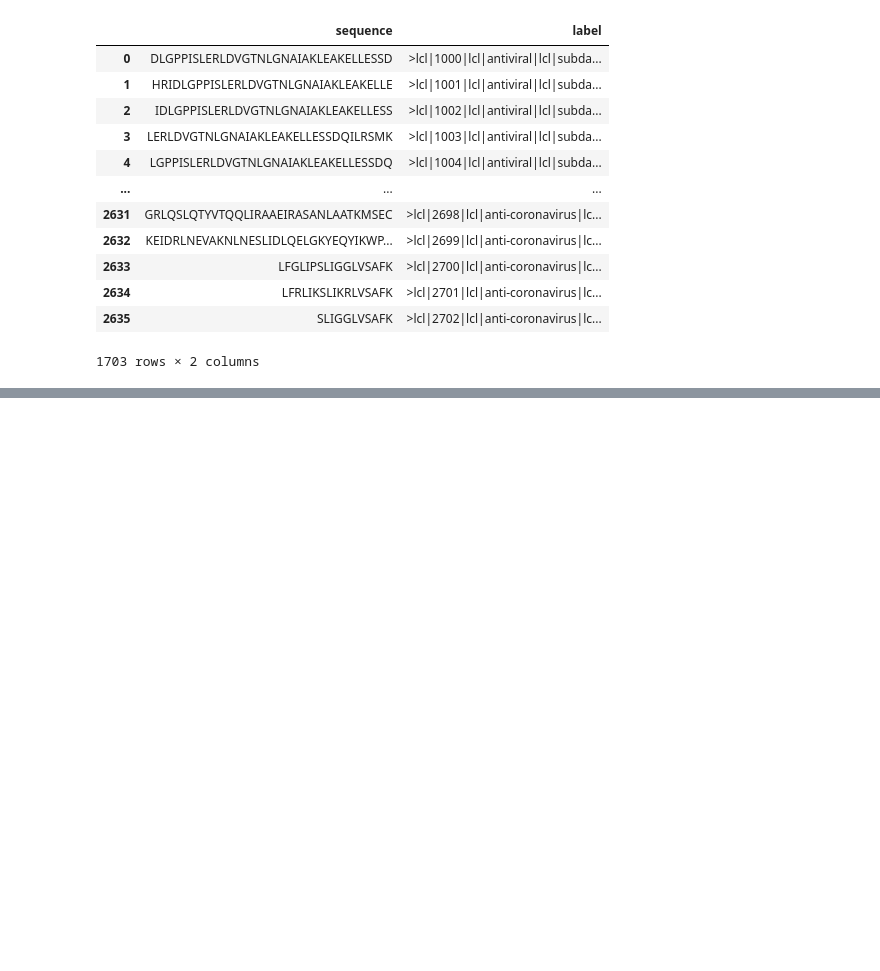
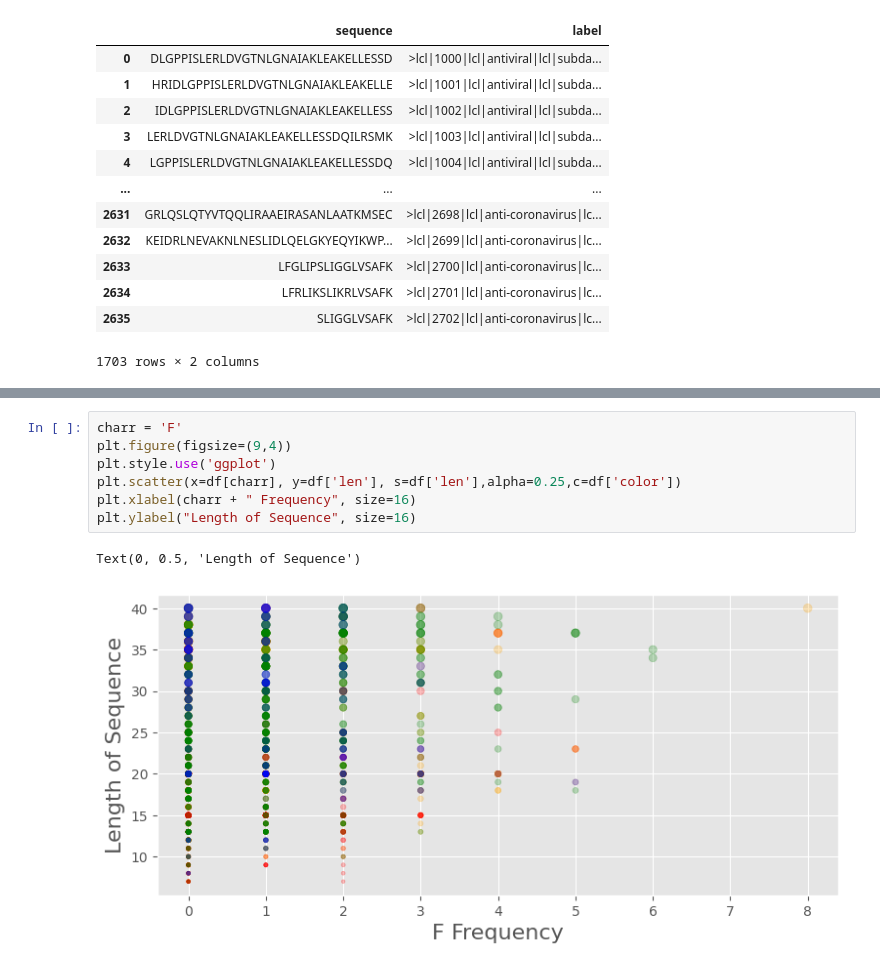
Before and after one commit to TreavVasu/CollegeProject, a Jupyter notebook: data_prepocessing.ipynb, the cells around one changed output, grey strips where cells are left out. Saved outputs shown, nothing was run; the diff lists cells and outputs as text; blank space fills up the shorter version.

```diff
--- a/data_prepocessing.ipynb
+++ b/data_prepocessing.ipynb
@@ -93,0 +220,10 @@ AttributeError: 'DataFrame' object has no attribute 'id'
+# %%
+charr = 'F'
+plt.figure(figsize=(9,4))
+plt.style.use('ggplot')
+plt.scatter(x=df[charr], y=df['len'], s=df['len'],alpha=0.25,c=df['color'])
+plt.xlabel(charr + " Frequency", size=16)
+plt.ylabel("Length of Sequence", size=16)
+# %% [output]
+Text(0, 0.5, 'Length of Sequence')
+[figure, added]
```
Also changed, not shown: parts of 15 cells of this notebook, 3 other files.
